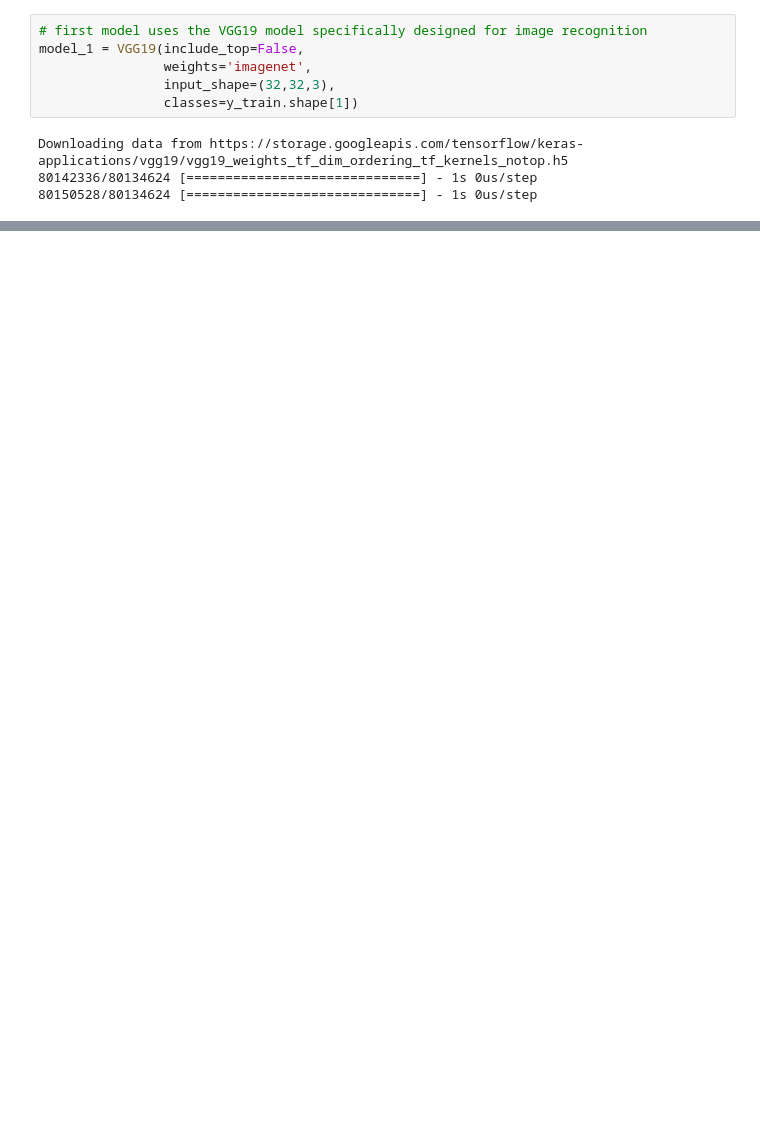
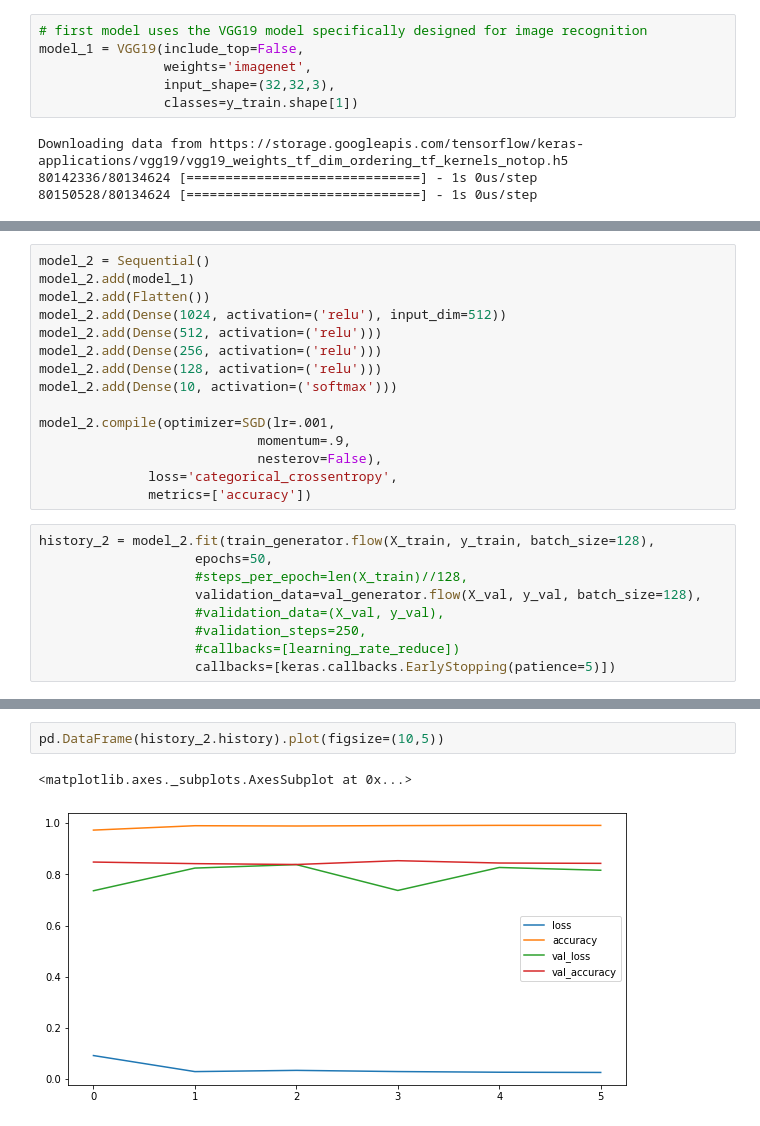
Before and after one commit to NeymanThomas/4499-Assignments, a Jupyter notebook: Homework-4/Homework_4.ipynb, the cells around one changed output, grey strips where cells are left out. Drawn from its saved outputs; the diff is of its cells as text; blank space fills up the shorter version.

```diff
--- a/Homework-4/Homework_4.ipynb
+++ b/Homework-4/Homework_4.ipynb
@@ -172,0 +173,24 @@ KeyboardInterrupt: ignored
+# %%
+model_2 = Sequential()
+model_2.add(model_1)
+model_2.add(Flatten())
+model_2.add(Dense(1024, activation=('relu'), input_dim=512))
+model_2.add(Dense(512, activation=('relu')))
+model_2.add(Dense(256, activation=('relu')))
+model_2.add(Dense(128, activation=('relu')))
+model_2.add(Dense(10, activation=('softmax')))
+
+model_2.compile(optimizer=SGD(lr=.001,
+                            momentum=.9,
+                            nesterov=False),
+              loss='categorical_crossentropy',
+              metrics=['accuracy'])
+# %%
+history_2 = model_2.fit(train_generator.flow(X_train, y_train, batch_size=128),
+                    epochs=50,
+                    #steps_per_epoch=len(X_train)//128,
+                    validation_data=val_generator.flow(X_val, y_val, batch_size=128),
+                    #validation_data=(X_val, y_val),
+                    #validation_steps=250,
+                    #callbacks=[learning_rate_reduce])
+                    callbacks=[keras.callbacks.EarlyStopping(patience=5)])
@@ -172,0 +244,5 @@ KeyboardInterrupt: ignored
+# %%
+pd.DataFrame(history_2.history).plot(figsize=(10,5))
+# %% [output]
+<matplotlib.axes._subplots.AxesSubplot at 0x...>
+[figure, added]
```
Also changed, not shown: parts of 51 cells of this notebook.
